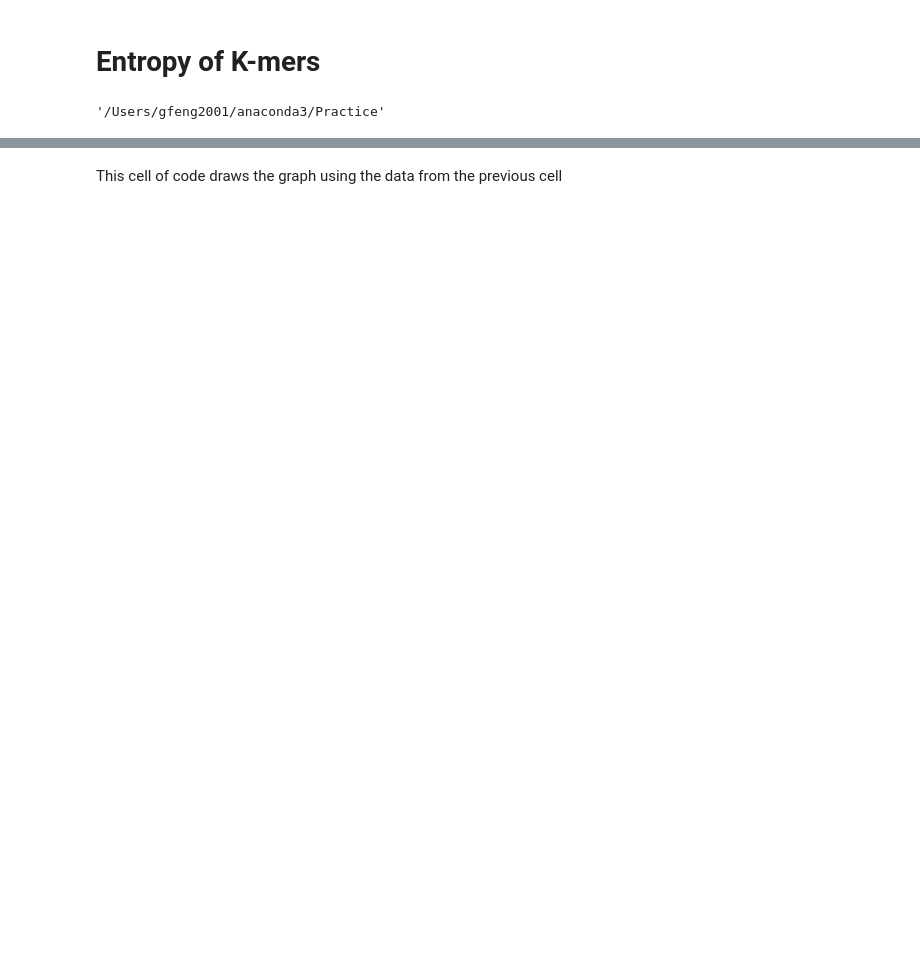
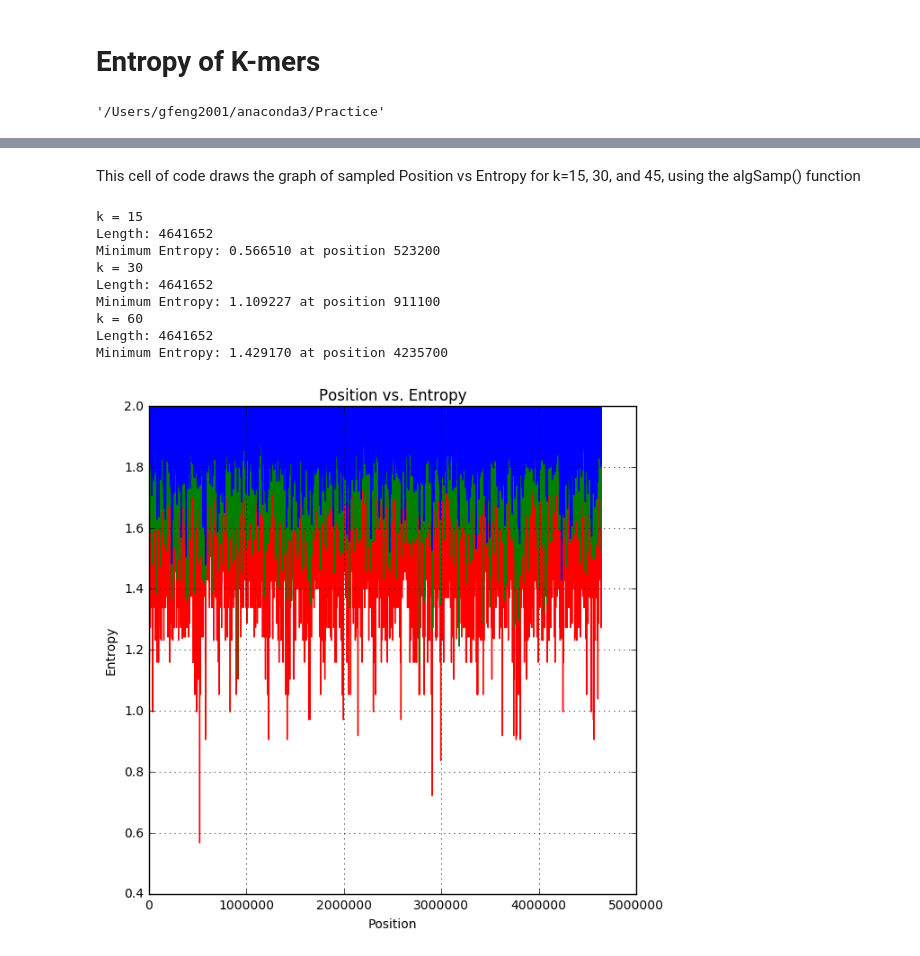
Before and after one commit to gfeng2001/MethylationEntropyAnalysis, a Jupyter notebook: K-mer Entropy.ipynb, the cells around one changed output, grey strips where cells are left out. Saved outputs shown, nothing was run; the diff lists cells and outputs as text; code cells hidden in the pictures; blank space fills up the shorter version.

```diff
--- a/K-mer Entropy.ipynb
+++ b/K-mer Entropy.ipynb
@@ -86,2 +238,31 @@ for i in range(1, len(s)-k+1): #i is the start position of the k-mer
 # %% [markdown]
-This cell of code draws the graph using the data from the previous cell
+This cell of code draws the graph of sampled Position vs Entropy for k=15, 30, and 45, using the algSamp() function
+# %%
+import numpy as np
+import matplotlib.pyplot as plt
+
+a = algSamp(15)
+b = algSamp(30)
+c = algSamp(60)
+
+fig, ax = plt.subplots(figsize=(7,7))
+
+ax.set_xlabel('Position')
+ax.set_ylabel('Entropy')
+ax.set_title('Position vs. Entropy')
+plt.plot(a[0], a[1], 'k', color = 'r')
+plt.plot(b[0], b[1], 'k', color = 'g')
+plt.plot(c[0], c[1], 'k', color = 'b')
+plt.grid(True)
+plt.show()
+# %% [output]
+k = 15
+Length: 4641652
+Minimum Entropy: 0.566510 at position 523200
+k = 30
+Length: 4641652
+Minimum Entropy: 1.109227 at position 911100
+k = 60
+Length: 4641652
+Minimum Entropy: 1.429170 at position 4235700
+[figure, added]
```
Also changed, not shown: parts of 7 cells of this notebook.
